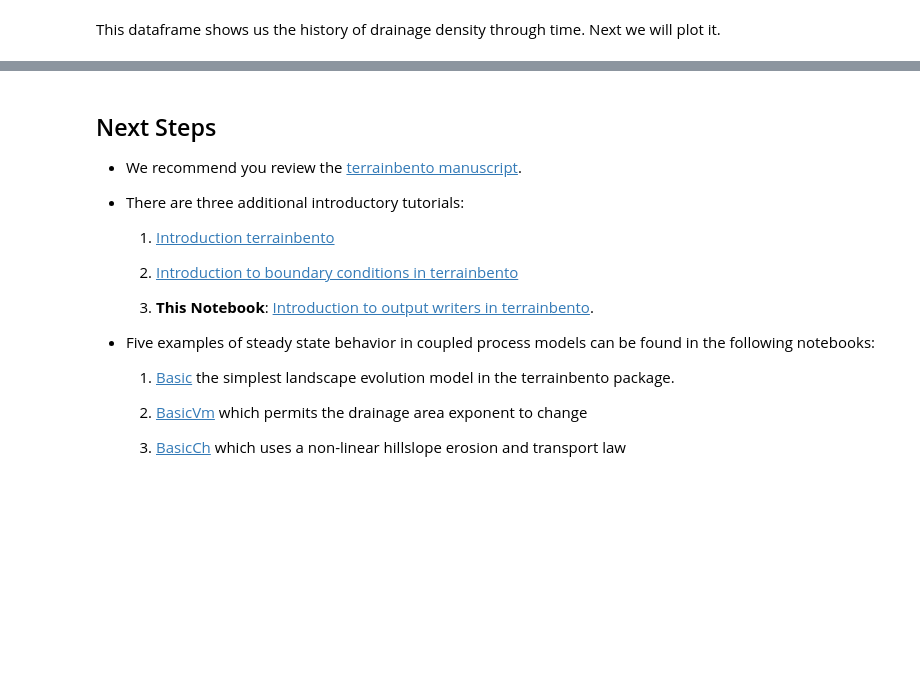
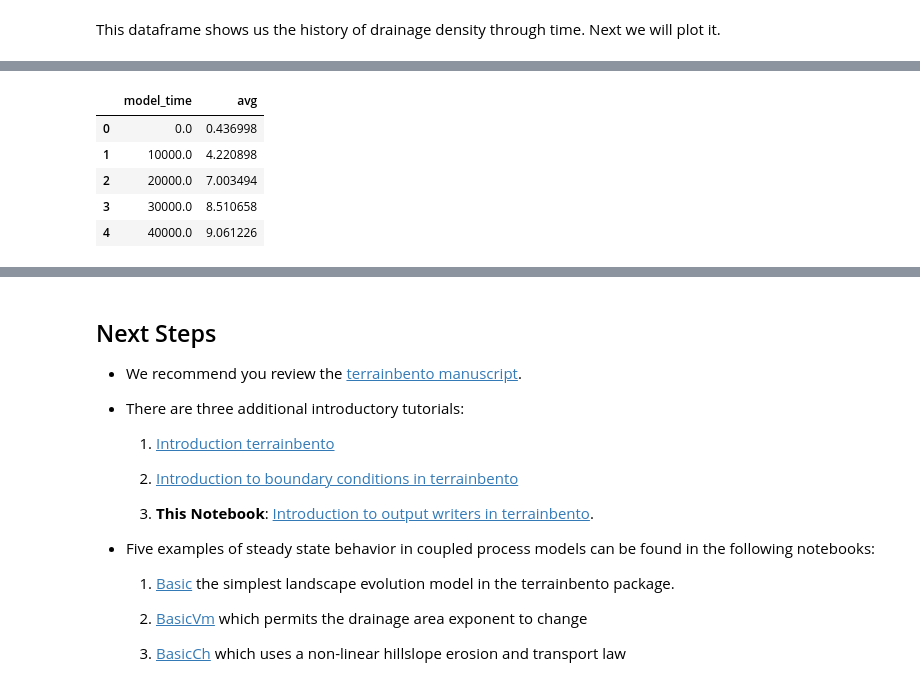
Before and after one commit to csdms/gsa-2020, a Jupyter notebook: notebooks/landlab-terrainbento/example_usage/introduction_to_output_writers.ipynb, the cells around one changed output, grey strips where cells are left out. Drawn from its saved outputs; the diff is of its cells as text; code cells hidden in the pictures; blank space fills up the shorter version.

```diff
--- a/notebooks/landlab-terrainbento/example_usage/introduction_to_output_writers.ipynb
+++ b/notebooks/landlab-terrainbento/example_usage/introduction_to_output_writers.ipynb
@@ -314,0 +293,10 @@ df.head()
+# %%
+df = pd.read_csv('mean_elevation.txt')
+df.head()
+# %% [output]
+|  | model_time | avg |
+| 0 | 0.0 | 0.436998 |
+| 1 | 10000.0 | 4.220898 |
+| 2 | 20000.0 | 7.003494 |
+| 3 | 30000.0 | 8.510658 |
+| 4 | 40000.0 | 9.061226 |
```
Also changed, not shown: parts of 37 cells of this notebook, 1 other file.
